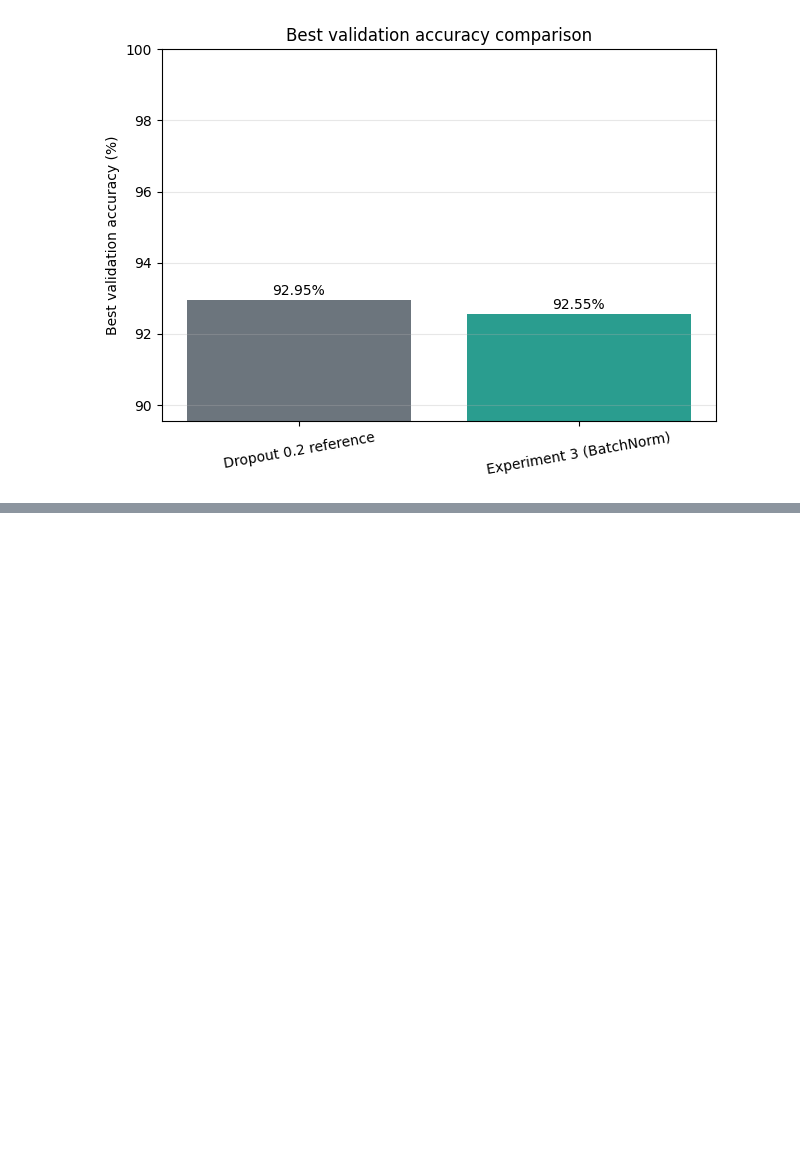
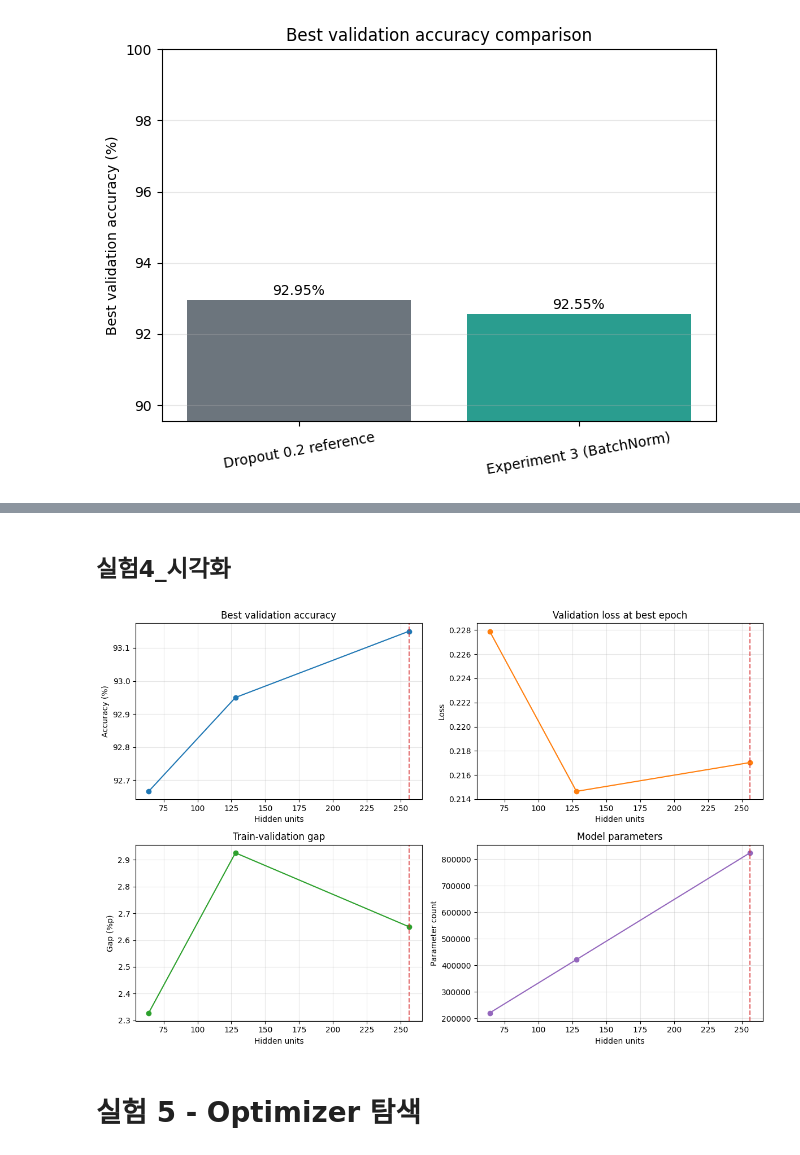
Before and after one commit to Chaehyunli/SKALA, a Jupyter notebook: 0901-0903-머신러닝 및 딥러닝 이해/day2/fashion_mnist_baseline_종합실습용.ipynb, the cells around one changed output, grey strips where cells are left out. Drawn from its saved outputs; the diff is of its cells as text; code cells hidden in the pictures; blank space fills up the shorter version.

```diff
--- a/0901-0903-머신러닝 및 딥러닝 이해/day2/fashion_mnist_baseline_종합실습용.ipynb
+++ b/0901-0903-머신러닝 및 딥러닝 이해/day2/fashion_mnist_baseline_종합실습용.ipynb
@@ -917,0 +969,15 @@ plot_best_valid_accuracy(batchnorm_results)
+# %%
+hidden_dim_candidates = [64, 128, 256]
+layer_results = {}
+
+for hidden_dim in hidden_dim_candidates:
+    print(f"\n===== Hidden units {hidden_dim} =====")
+    layer_results[hidden_dim] = run_experiment(
+        name=f"Hidden units {hidden_dim}",
+        dropout_rate=0.2,
+        epochs=21,
+        learning_rate=1e-3,
+        seed=42,
+        use_batchnorm=False,
+        hidden_dim=hidden_dim,
+    )
@@ -917,0 +1107,29 @@ plot_best_valid_accuracy(batchnorm_results)
+# %% [markdown]
+## 실험4_시각화
+# %%
+hidden_dims = [row["hidden_dim"] for row in layer_summary]
+accuracies = [row["valid_accuracy"] * 100 for row in layer_summary]
+losses = [row["valid_loss"] for row in layer_summary]
+gaps = [row["accuracy_gap"] for row in layer_summary]
+parameters = [row["parameters"] for row in layer_summary]
+
+fig, axes = plt.subplots(2, 2, figsize=(12, 8))
+axes[0, 0].plot(hidden_dims, accuracies, marker="o")
+axes[0, 0].set(title="Best validation accuracy", ylabel="Accuracy (%)")
+axes[0, 1].plot(hidden_dims, losses, marker="o", color="tab:orange")
+axes[0, 1].set(title="Validation loss at best epoch", ylabel="Loss")
+axes[1, 0].plot(hidden_dims, gaps, marker="o", color="tab:green")
+axes[1, 0].set(title="Train-validation gap", ylabel="Gap (%p)")
+axes[1, 1].plot(hidden_dims, parameters, marker="o", color="tab:purple")
+axes[1, 1].set(title="Model parameters", ylabel="Parameter count")
+
+for axis in axes.flat:
+    axis.axvline(selected_hidden_dim, color="tab:red", linestyle="--", alpha=0.7)
+    axis.set_xlabel("Hidden units")
+    axis.grid(alpha=0.3)
+plt.tight_layout()
+plt.show()
+# %% [output]
+[figure, added]
+# %% [markdown]
+# 실험 5 - Optimizer 탐색
```
Also changed, not shown: parts of 50 cells of this notebook.
